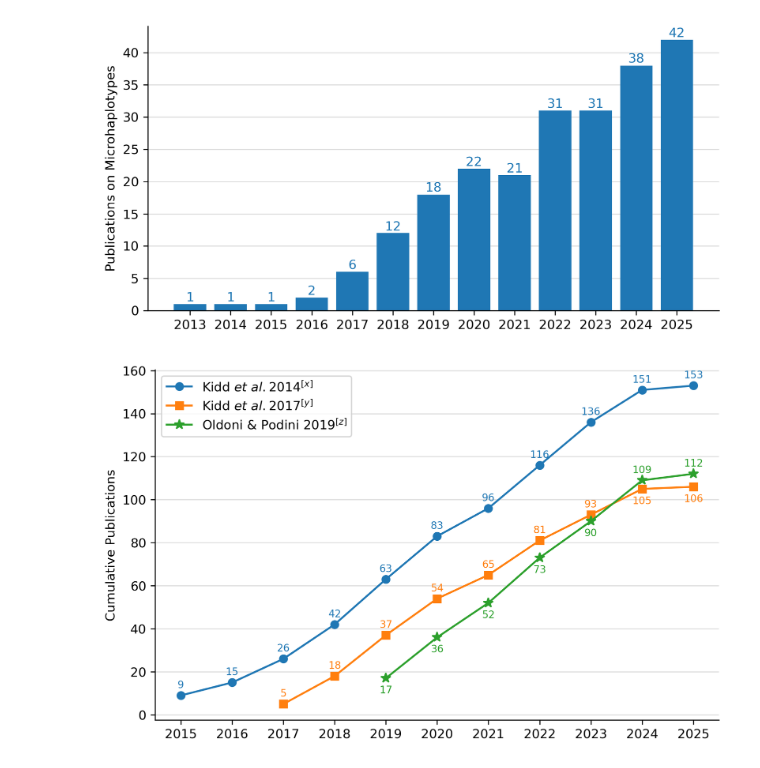
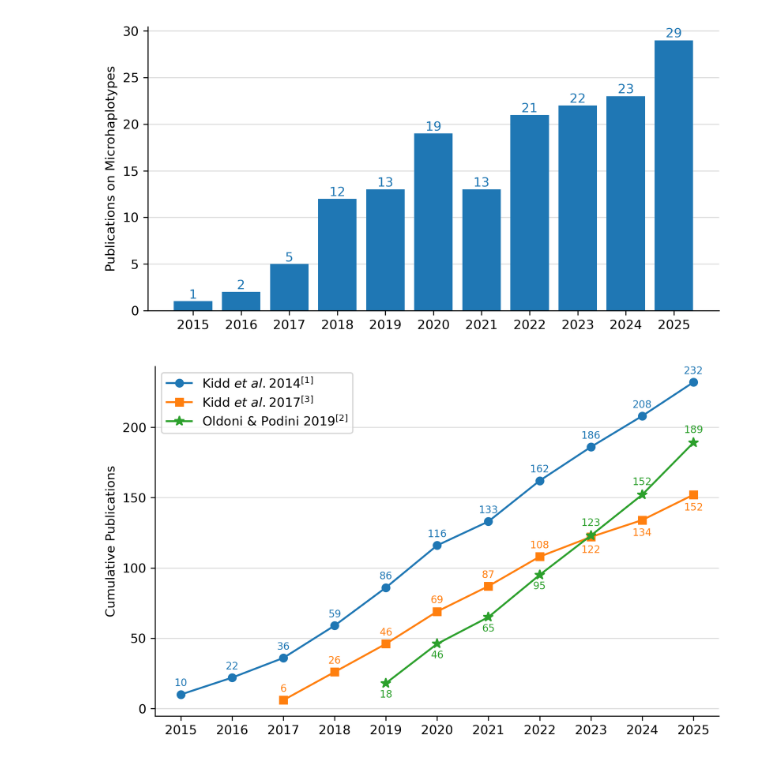
Before and after one commit to bioforensics/MicroHapDB, a Jupyter notebook: notebooks/mwg-paper-figures/mwg-paper-figures.ipynb, the cells around one changed output. Cells and saved outputs as stored; diff of their text form; code cells hidden in the pictures.

Commit message:
Updated figures

```diff
--- a/notebooks/mwg-paper-figures/mwg-paper-figures.ipynb
+++ b/notebooks/mwg-paper-figures/mwg-paper-figures.ipynb
@@ -2,31 +2,31 @@
 from matplotlib import pyplot as plt
 # %%
 plt.figure(figsize=(8, 4), dpi=300)
-x = range(2013, 2026)
-y = [1, 1, 1, 2, 6, 12, 18, 22, 21, 31, 31, 38, 42]  # 2025 total updated July 31, 2025
+x = range(2015, 2026)
+y = [1, 2, 5, 12, 13, 19, 13, 21, 22, 23, 29]  # 2025 total updated Oct 2, 2025
 bars = plt.bar(x, y, color="tab:blue")
 plt.xticks(x)
 ax = plt.gca()
 ax.bar_label(bars, color="tab:blue")
 ax.yaxis.grid(True, color="#DDDDDD")
 ax.set_axisbelow(True)
 ax.spines["top"].set_visible(False)
 ax.spines["right"].set_visible(False)
 plt.ylabel("Publications on Microhaplotypes")
 plt.savefig("fig1a.png", bbox_inches="tight")
 plt.savefig("fig1a.jpg", bbox_inches="tight")
 plt.savefig("fig1a.pdf", bbox_inches="tight")
 # %% [output]
-[figure, old version]
+[figure, new version]
 # %%
 plt.figure(figsize=(8,5), dpi=300)
 x = list(range(2015, 2026))
-kidd2014 = [9, 15, 26, 42, 63, 83, 96, 116, 136, 151, 153]
-kidd2017 = [0, 0, 5, 18, 37, 54, 65, 81, 93, 105, 106]
-oldoni2019 = [0, 0, 0, 0, 17, 36, 52, 73, 90, 109, 112]
-plt.plot(x, kidd2014, color="tab:blue", marker="o", label="Kidd $\it{et\ al.}$2014$^{[x]}$")
-plt.plot(x[2:], kidd2017[2:], color="tab:orange", marker="s", label="Kidd $\it{et\ al.}$2017$^{[y]}$")
-plt.plot(x[4:], oldoni2019[4:], color="tab:green", marker="*", label="Oldoni & Podini 2019$^{[z]}$", markersize=8)
+kidd2014 = [10, 22, 36, 59, 86, 116, 133, 162, 186, 208, 232]
+kidd2017 = [0, 0, 6, 26, 46, 69, 87, 108, 122, 134, 152]
+oldoni2019 = [0, 0, 0, 0, 18, 46, 65, 95, 123, 152, 189]
+plt.plot(x, kidd2014, color="tab:blue", marker="o", label="Kidd $\it{et\ al.}$2014$^{[1]}$")
+plt.plot(x[2:], kidd2017[2:], color="tab:orange", marker="s", label="Kidd $\it{et\ al.}$2017$^{[3]}$")
+plt.plot(x[4:], oldoni2019[4:], color="tab:green", marker="*", label="Oldoni & Podini 2019$^{[2]}$", markersize=8)
 plt.xticks(x)
 ax = plt.gca()
 ax.yaxis.grid(True, color="#DDDDDD")
@@ -36,23 +36,23 @@ ax.spines["right"].set_visible(False)
 plt.ylabel("Cumulative Publications")
 plt.legend(loc="upper left")
 for year, num in zip(x, kidd2014):
-    plt.text(year, num + 2.5, str(num), ha='center', va='bottom', fontsize=8, color="tab:blue")
+    plt.text(year, num + 4.5, str(num), ha='center', va='bottom', fontsize=8, color="tab:blue")
 for year, num in zip(x, kidd2017):
     if num == 0:
         continue
-    if year < 2024:
-        plt.text(year, num + 2.5, str(num), ha='center', va='bottom', fontsize=8, color="tab:orange")
+    if year < 2023:
+        plt.text(year, num + 4.5, str(num), ha='center', va='bottom', fontsize=8, color="tab:orange")
     else:
-        plt.text(year, num - 3.25, str(num), ha='center', va='top', fontsize=8, color="tab:orange")
+        plt.text(year, num - 5.5, str(num), ha='center', va='top', fontsize=8, color="tab:orange")
 for year, num in zip(x, oldoni2019):
     if num == 0:
         continue
-    if year < 2024:
-        plt.text(year, num - 3.25, str(num), ha='center', va='top', fontsize=8, color="tab:green")
+    if year < 2023:
+        plt.text(year, num - 4.5, str(num), ha='center', va='top', fontsize=8, color="tab:green")
     else:
-        plt.text(year, num + 2.5, str(num), ha='center', va='bottom', fontsize=8, color="tab:green")
+        plt.text(year, num + 5.5, str(num), ha='center', va='bottom', fontsize=8, color="tab:green")
 plt.savefig("fig1b.png", bbox_inches="tight")
 plt.savefig("fig1b.jpg", bbox_inches="tight")
 plt.savefig("fig1b.pdf", bbox_inches="tight")
 # %% [output]
-[figure, old version]
+[figure, new version]
```
Also changed, not shown: 13 other files.
